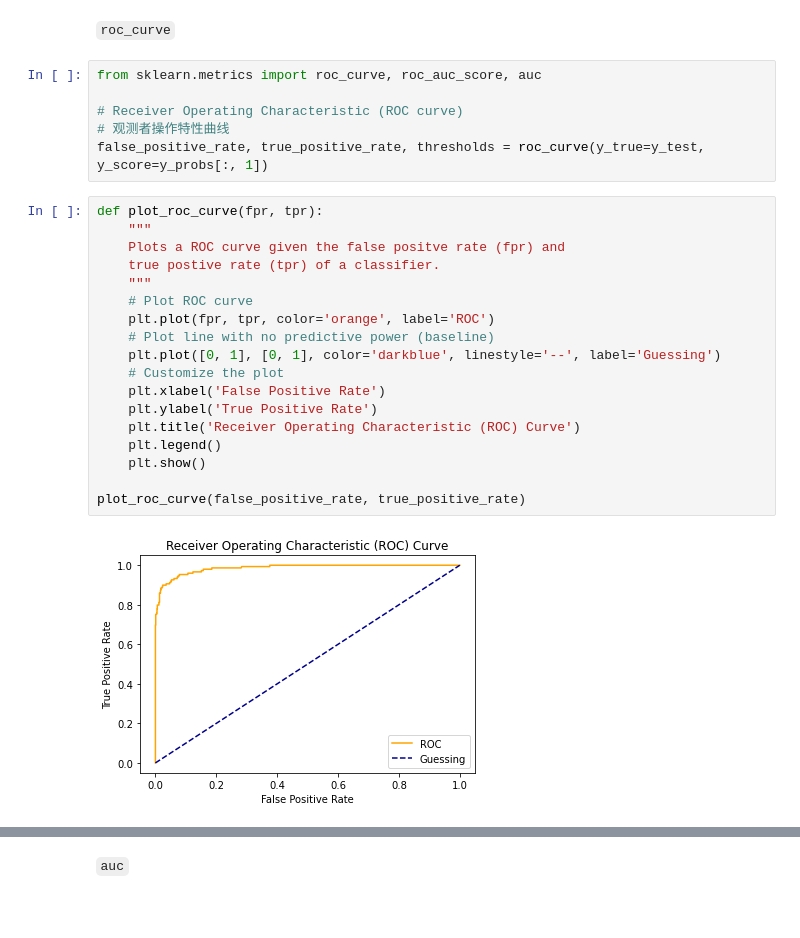
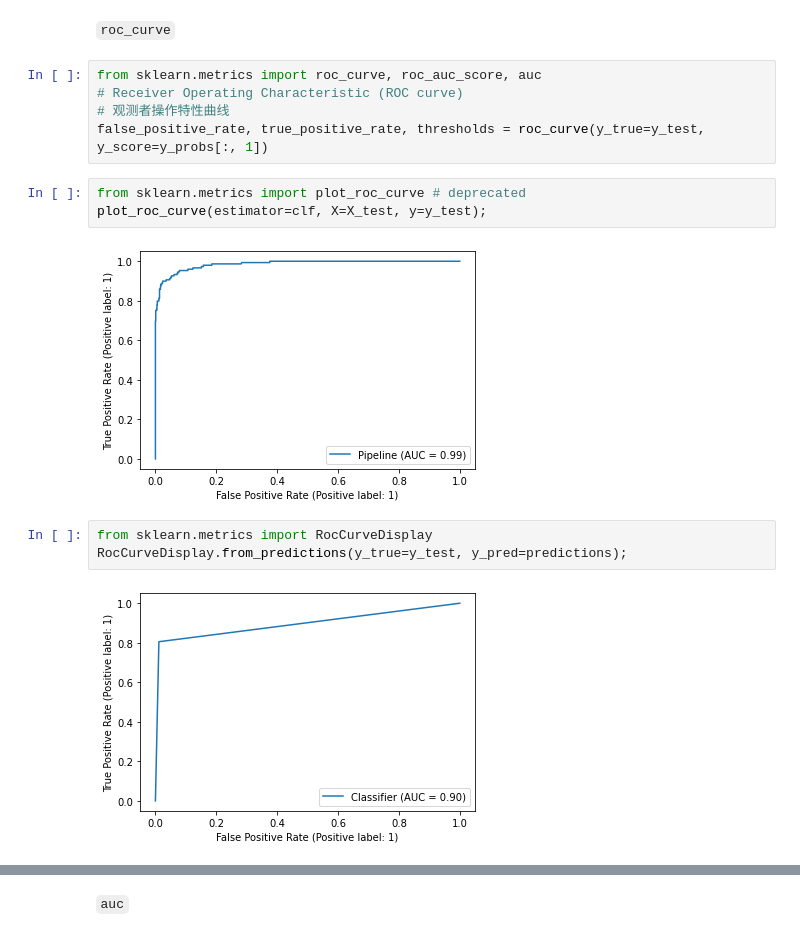
Before and after one commit to perryisbusy/Machine-Learning-Playground, a Jupyter notebook: NLP Various Models Comparsion (columntransformer & pipeline & pickle & joblib).ipynb, the cells around one changed output, grey strips where cells are left out. Saved outputs shown, nothing was run; the diff lists cells and outputs as text; blank space fills up the shorter version.

```diff
--- a/NLP Various Models Comparsion (columntransformer & pipeline & pickle & joblib).ipynb
+++ b/NLP Various Models Comparsion (columntransformer & pipeline & pickle & joblib).ipynb
@@ -408,27 +407,16 @@ array([6.64905014e-03, 2.70422342e-03, 1.68164027e-03, ...,
 `roc_curve`
 # %%
 from sklearn.metrics import roc_curve, roc_auc_score, auc
-
 # Receiver Operating Characteristic (ROC curve)
 # 观测者操作特性曲线
 false_positive_rate, true_positive_rate, thresholds = roc_curve(y_true=y_test, y_score=y_probs[:, 1])
-# %%
-def plot_roc_curve(fpr, tpr):
-    """
-    Plots a ROC curve given the false positve rate (fpr) and
-    true postive rate (tpr) of a classifier.
-    """
-    # Plot ROC curve
-    plt.plot(fpr, tpr, color='orange', label='ROC')
-    # Plot line with no predictive power (baseline)
-    plt.plot([0, 1], [0, 1], color='darkblue', linestyle='--', label='Guessing')
-    # Customize the plot
-    plt.xlabel('False Positive Rate')
-    plt.ylabel('True Positive Rate')
-    plt.title('Receiver Operating Characteristic (ROC) Curve')
-    plt.legend()
-    plt.show()
-
-plot_roc_curve(false_positive_rate, true_positive_rate)
-# %% [output]
-[figure, removed]
+# %%
+from sklearn.metrics import plot_roc_curve # deprecated
+plot_roc_curve(estimator=clf, X=X_test, y=y_test);
+# %% [output]
+[figure, added]
+# %%
+from sklearn.metrics import RocCurveDisplay
+RocCurveDisplay.from_predictions(y_true=y_test, y_pred=predictions);
+# %% [output]
+[figure, added]
```
Also changed, not shown: parts of 37 cells of this notebook.
